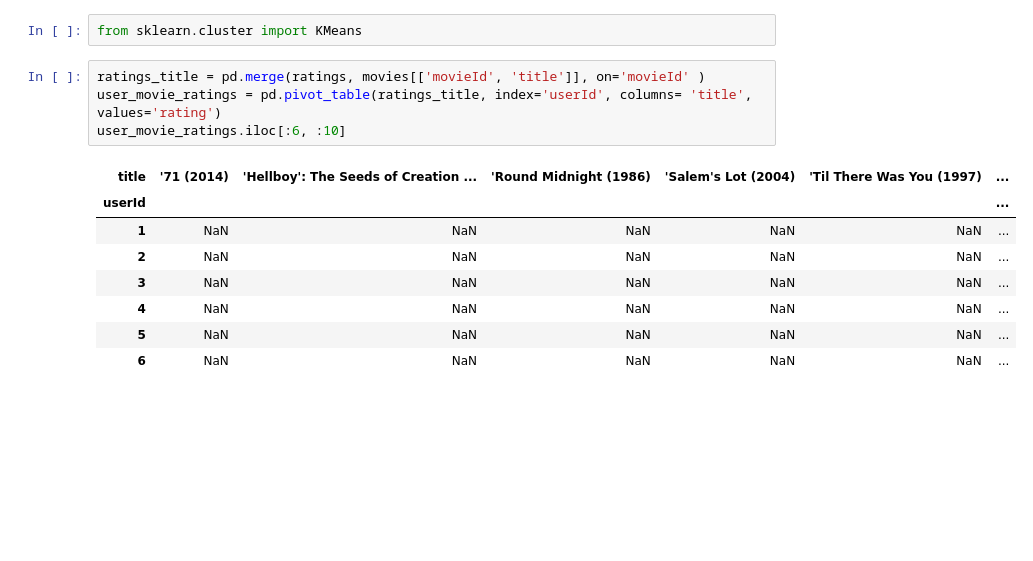
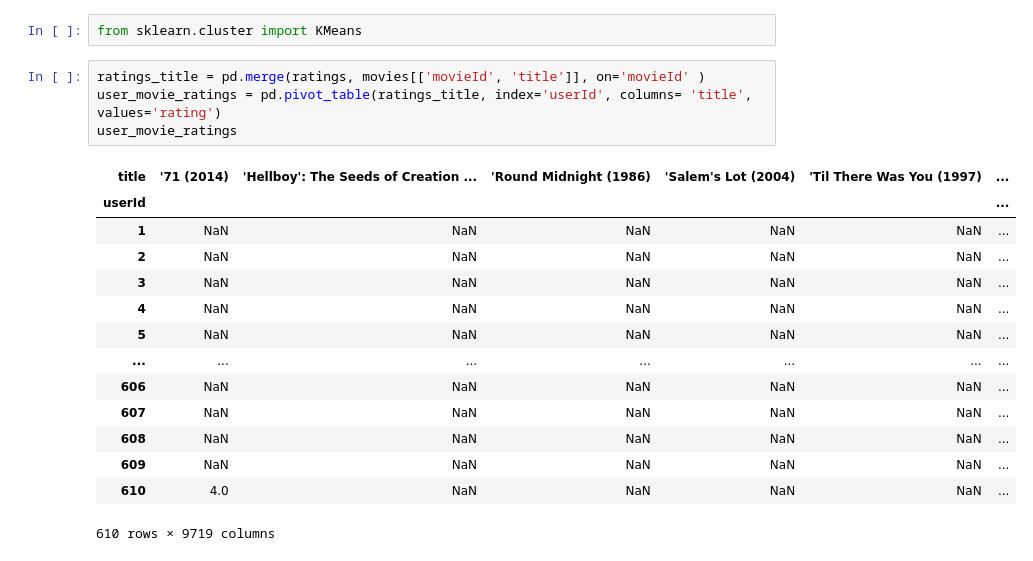
Before and after one commit to Jackhu-gc/CAB420Assignment1B, a Jupyter notebook: Q2 Clustering Callum Ross.ipynb, the cells around one changed output. Cells and saved outputs as stored; diff of their text form; blank space fills up the shorter version.

```diff
--- a/Q2 Clustering Callum Ross.ipynb
+++ b/Q2 Clustering Callum Ross.ipynb
@@ -32,15 +49,21 @@ from sklearn.cluster import KMeans
 # %%
 ratings_title = pd.merge(ratings, movies[['movieId', 'title']], on='movieId' )
 user_movie_ratings = pd.pivot_table(ratings_title, index='userId', columns= 'title', values='rating')
-user_movie_ratings.iloc[:6, :10]
+user_movie_ratings
 # %% [output]
 | title | '71 (2014) | 'Hellboy': The Seeds of Creation ... | 'Round Midnight (1986) | 'Salem's Lot (2004) | 'Til There Was You (1997) | ... |
 | userId |  |  |  |  |  | ... |
 | 1 | NaN | NaN | NaN | NaN | NaN | ... |
 | 2 | NaN | NaN | NaN | NaN | NaN | ... |
 | 3 | NaN | NaN | NaN | NaN | NaN | ... |
 | 4 | NaN | NaN | NaN | NaN | NaN | ... |
 | 5 | NaN | NaN | NaN | NaN | NaN | ... |
-| 6 | NaN | NaN | NaN | NaN | NaN | ... |
+| ... | ... | ... | ... | ... | ... | ... |
+| 606 | NaN | NaN | NaN | NaN | NaN | ... |
+| 607 | NaN | NaN | NaN | NaN | NaN | ... |
+| 608 | NaN | NaN | NaN | NaN | NaN | ... |
+| 609 | NaN | NaN | NaN | NaN | NaN | ... |
+| 610 | 4.0 | NaN | NaN | NaN | NaN | ... |
+610 rows × 9719 columns
 # %%
 top_1000_movies = pd.DataFrame()
```
Also changed, not shown: parts of 13 cells of this notebook.
